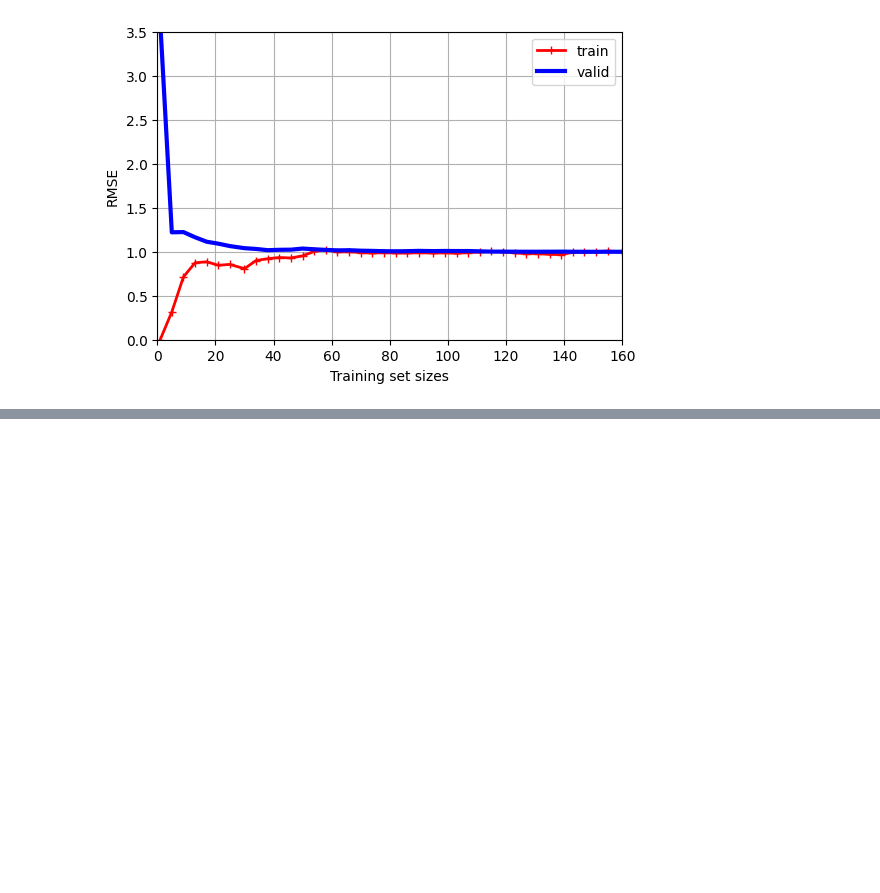
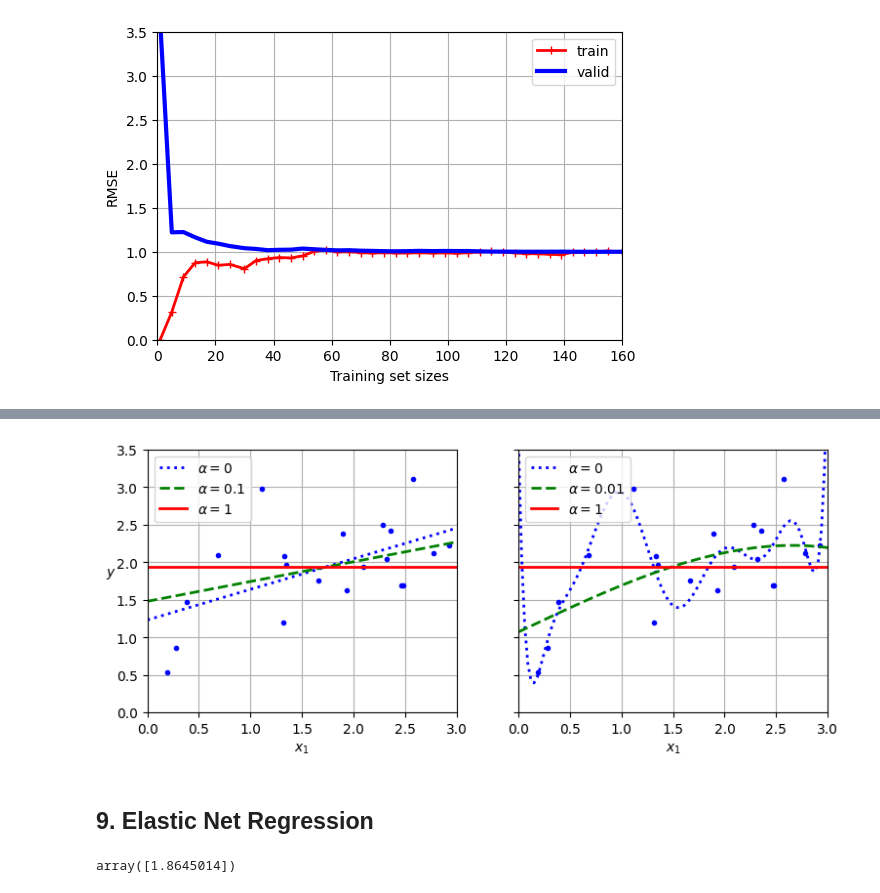
Before and after one commit to CarlossssMora/hands-on-ml-notes, a Jupyter notebook: capitulo_4/training_models.ipynb, the cells around one changed output, grey strips where cells are left out. Cells and saved outputs as stored; diff of their text form; code cells hidden in the pictures; blank space fills up the shorter version.

```diff
--- a/capitulo_4/training_models.ipynb
+++ b/capitulo_4/training_models.ipynb
@@ -354,0 +448,21 @@ plt.show()
+# %%
+plt.figure(figsize=(9, 3.5))
+plt.subplot(121)
+plot_model(Lasso, False, (0, 0.1, 1), random_state=42)
+plt.ylabel("$y$", rotation=0)
+plt.subplot(122)
+plot_model(Lasso, True, (0, 0.01, 1), random_state=42)
+plt.gca().axes.yaxis.set_ticklabels([])
+plt.show()
+# %% [output]
+[figure, added]
+# %% [markdown]
+## 9. Elastic Net Regression
+# %%
+from sklearn.linear_model import ElasticNet
+
+elastic_net = ElasticNet(alpha=0.1, l1_ratio=0.5)
+elastic_net.fit(X, y)
+elastic_net.predict([[1.5]])
+# %% [output]
+array([1.8645014])
```
Also changed, not shown: parts of 10 cells of this notebook.
